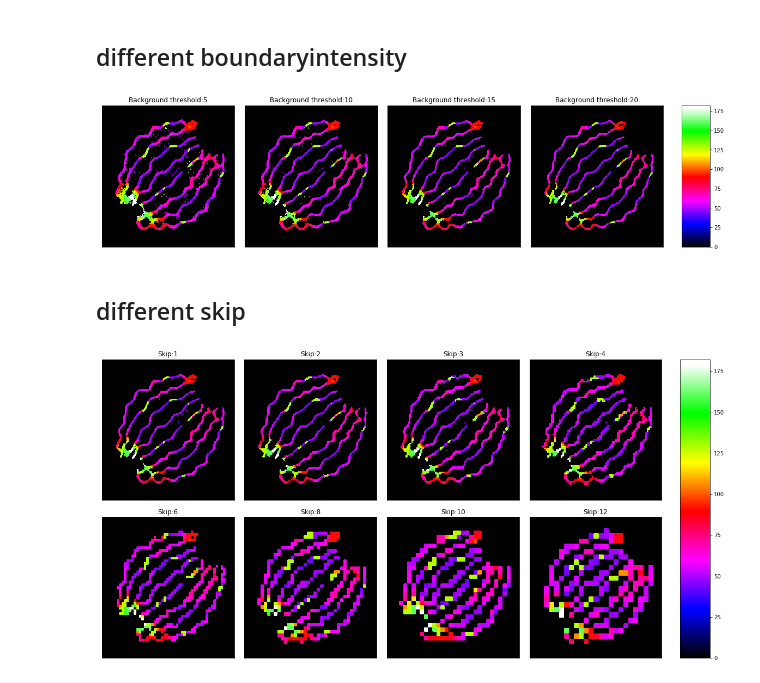
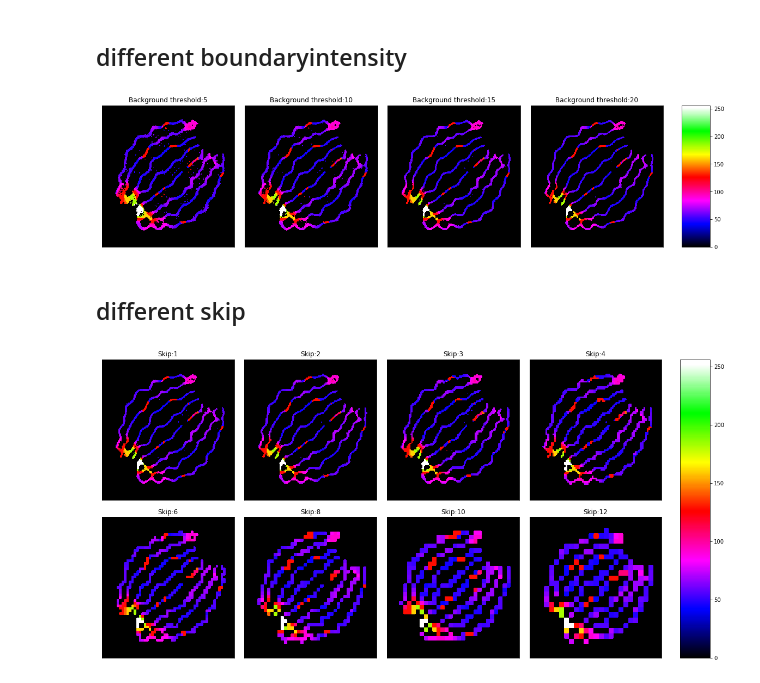
Before and after one commit to WeisongZhao/PANELpy, a Jupyter notebook: demo.ipynb, the cells around one changed output. Drawn from its saved outputs; the diff is of its cells as text; code cells hidden in the pictures.

```diff
--- a/demo.ipynb
+++ b/demo.ipynb
@@ -59,3 +48,5 @@ sjet_map = sjet_color('sjet.txt')
+# %%
+sjet_map = sjet_colorbar()
 # %% [markdown]
 ## different boundaryintensity
 # %%
@@ -63,17 +54,19 @@ args_bg_5 = get_PANEL_options(("--pixelsize=20 --boundaryintensity=5").split())
 args_bg_10 = get_PANEL_options(("--pixelsize=20 --boundaryintensity=10").split())
 args_bg_15 = get_PANEL_options(("--pixelsize=20 --boundaryintensity=15").split())
 args_bg_20 = get_PANEL_options(("--pixelsize=20 --boundaryintensity=20").split())
-map_bg_5 = (fSNRmap(stack, args_bg_5)).astype('uint8')
-map_bg_10 = (fSNRmap(stack, args_bg_10)).astype('uint8')
-map_bg_15 = (fSNRmap(stack, args_bg_15)).astype('uint8')
-map_bg_20 = (fSNRmap(stack, args_bg_20)).astype('uint8')
+map_bg_5 = fSNRmap(stack, args_bg_5)
+map_bg_10 = fSNRmap(stack, args_bg_10)
+map_bg_15 = fSNRmap(stack, args_bg_15)
+map_bg_20 = fSNRmap(stack, args_bg_20)
 map_stack = [map_bg_5, map_bg_10, map_bg_15, map_bg_20]
 # %%
+norm = mcolors.Normalize(vmin=0., vmax=256.)
+pc_kwargs = {'rasterized': True, 'cmap': sjet_map, 'norm': norm}
 fig, axs = plt.subplots(1, 4, figsize=(16, 4), constrained_layout=True)
 flage = 0
 for ax in axs.flat:
     Title = (('Background threshold:')+('%d'%(5*(flage+1))))
-    im = ax.pcolormesh(map_stack[flage][::-1], cmap = sjet_map)
+    im = ax.pcolormesh(map_stack[flage][::-1], **pc_kwargs)
     ax.set_title(Title)
     ax.axes.xaxis.set_visible(False)
     ax.axes.yaxis.set_visible(False)
@@ -81,7 +74,7 @@ for ax in axs.flat:
 fig.colorbar(im, ax=axs)
 plt.show()
 # %% [output]
-[figure, old version]
+[figure, new version]
 # %% [markdown]
 ## different skip
 # %%
@@ -93,27 +86,29 @@ args_skip_6= get_PANEL_options(("--pixelsize=20 --boundaryintensity=15 --skip=6"
 args_skip_8= get_PANEL_options(("--pixelsize=20 --boundaryintensity=15 --skip=8").split())
 args_skip_10= get_PANEL_options(("--pixelsize=20 --boundaryintensity=15 --skip=10").split())
 args_skip_12= get_PANEL_options(("--pixelsize=20 --boundaryintensity=15 --skip=12").split())
-map_skip_1 = (fSNRmap(stack, args_skip_1)).astype('uint8')
-map_skip_2 = (fSNRmap(stack, args_skip_2)).astype('uint8')
-map_skip_3 = (fSNRmap(stack, args_skip_3)).astype('uint8')
-map_skip_4 = (fSNRmap(stack, args_skip_4)).astype('uint8')
-map_skip_6 = (fSNRmap(stack, args_skip_6)).astype('uint8')
-map_skip_8 = (fSNRmap(stack, args_skip_8)).astype('uint8')
-map_skip_10 = (fSNRmap(stack, args_skip_10)).astype('uint8')
-map_skip_12 = (fSNRmap(stack, args_skip_12)).astype('uint8')
+map_skip_1 = fSNRmap(stack, args_skip_1)
+map_skip_2 = fSNRmap(stack, args_skip_2)
+map_skip_3 = fSNRmap(stack, args_skip_3)
+map_skip_4 = fSNRmap(stack, args_skip_4)
+map_skip_6 = fSNRmap(stack, args_skip_6)
+map_skip_8 = fSNRmap(stack, args_skip_8)
+map_skip_10 = fSNRmap(stack, args_skip_10)
+map_skip_12 = fSNRmap(stack, args_skip_12)
 map_stack2 = [map_skip_1, map_skip_2, map_skip_3, map_skip_4, map_skip_6, map_skip_8, map_skip_10, map_skip_12]
 map_number = [1, 2, 3, 4, 6, 8, 10, 12]
 # %%
+norm = mcolors.Normalize(vmin=0., vmax=256.)
+pc_kwargs = {'rasterized': True, 'cmap': sjet_map, 'norm': norm}
 fig, axs = plt.subplots(2, 4, figsize=(16, 8), constrained_layout=True)
 flage = 0
 for ax in axs.flat:
     Title = (('Skip:')+('%d'%(map_number[flage])))
-    im = ax.pcolormesh(map_stack2[flage][::-1], cmap = sjet_map)
+    im = ax.pcolormesh(map_stack2[flage][::-1], **pc_kwargs)
     ax.set_title(Title)
     ax.axes.xaxis.set_visible(False)
     ax.axes.yaxis.set_visible(False)
     flage = flage + 1
 fig.colorbar(im, ax=axs)
 plt.show()
 # %% [output]
-[figure, old version]
+[figure, new version]
```
Also changed, not shown: parts of 4 cells of this notebook.
